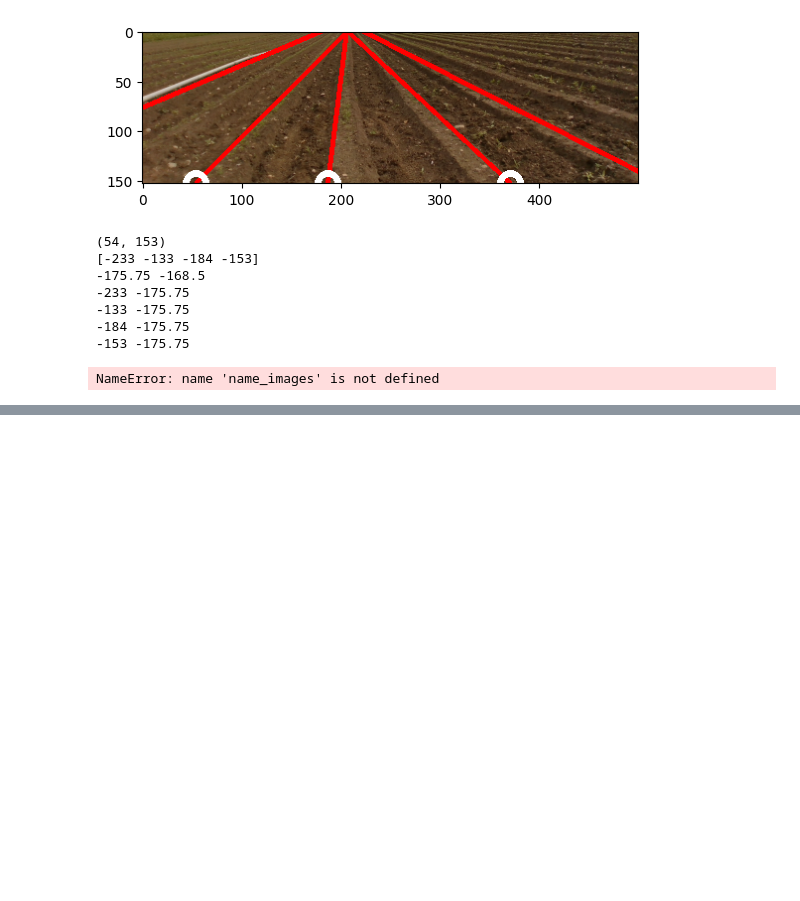
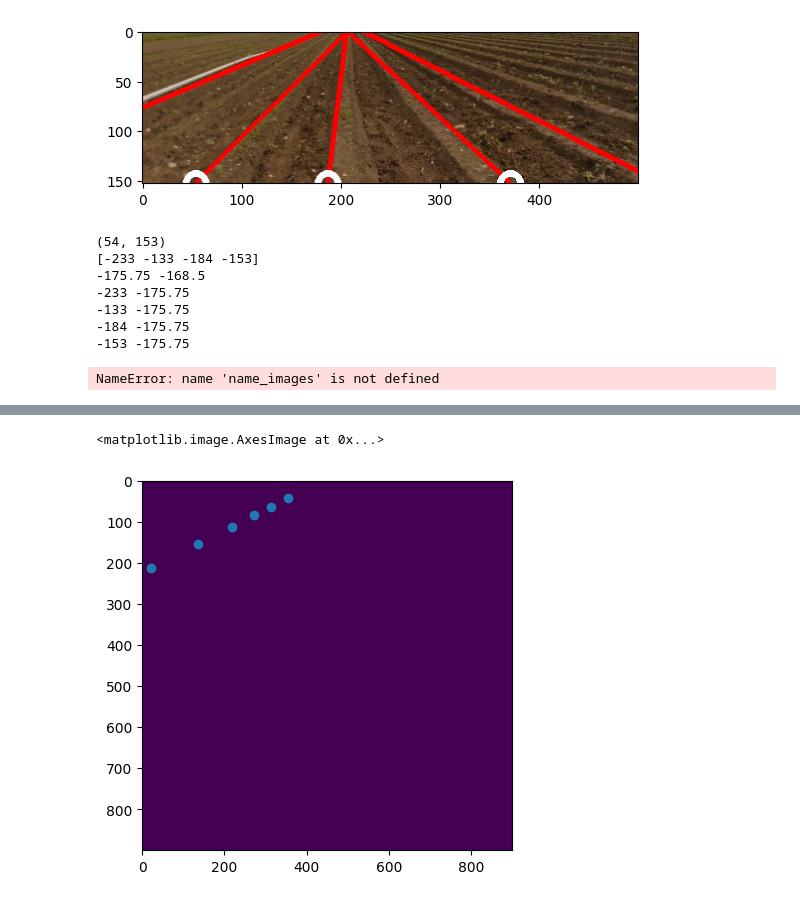
Before and after one commit to rmerat/Caterra-1, a Jupyter notebook: CompletePyCode/Debug2.ipynb, the cells around one changed output, grey strips where cells are left out. Saved outputs shown, nothing was run; the diff lists cells and outputs as text; code cells hidden in the pictures; blank space fills up the shorter version.

```diff
--- a/CompletePyCode/Debug2.ipynb
+++ b/CompletePyCode/Debug2.ipynb
@@ -889,0 +1023,21 @@ NameError: name 'name_images' is not defined
+# %%
+import numpy as np
+
+# NumPy array of size N x 4, where each row represents a line defined by two points (x1, y1, x2, y2)
+lines = tot
+
+# Calculate the intersections of all the lines
+intersections = []
+for i in range(lines.shape[0]):
+    for j in range(i + 1, lines.shape[0]):
+        x1, y1, x2, y2 = lines[i]
+        x3, y3, x4, y4 = lines[j]
+        # Calculate the intersection of the two lines
+        denom = (x1 - x2) * (y3 - y4) - (y1 - y2) * (x3 - x4)
+        if denom != 0:  # Check if the lines are not parallel
+            x = ((x1 * y2 - y1 * x2) * (x3 - x4) - (x1 - x2) * (x3 * y4 - y3 * x4)) / denom
+            y = ((x1 * y2 - y1 * x2) * (y3 - y4) - (y1 - y2) * (x3 * y4 - y3 * x4)) / denom
+            intersections.append((x, y))
+
+# Print the intersections
+print(intersections)
@@ -889,0 +1046,3 @@ NameError: name 'name_images' is not defined
+# %%
+intersections = np.asarray(intersections).T
+intersections[0]
@@ -889,0 +1067,7 @@ NameError: name 'name_images' is not defined
+# %%
+test = np.zeros((900,900))
+plt.scatter(intersections[0], intersections[1])
+plt.imshow(test)
+# %% [output]
+<matplotlib.image.AxesImage at 0x...>
+[figure, added]
```
Also changed, not shown: parts of 23 cells of this notebook, 5 other files.
